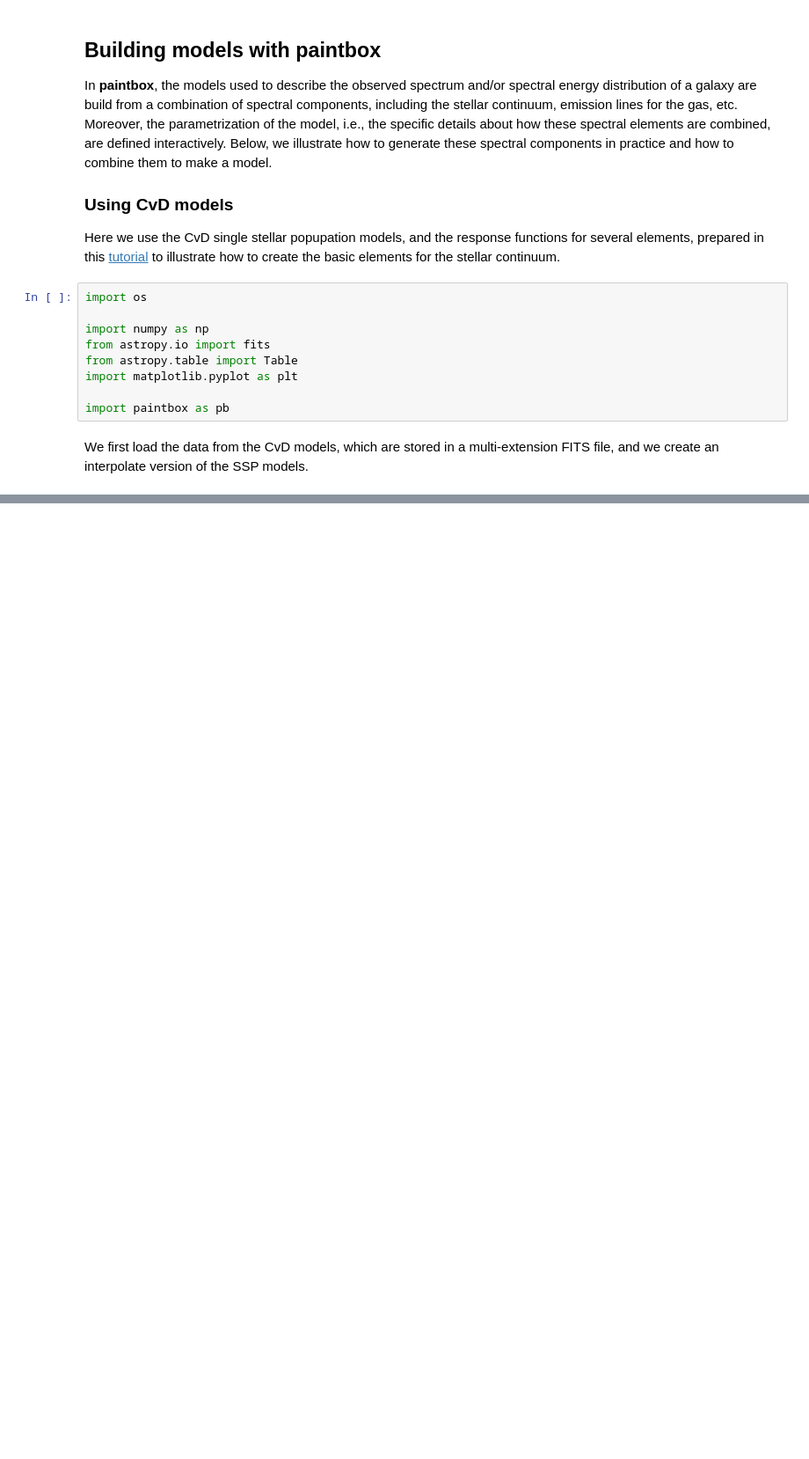
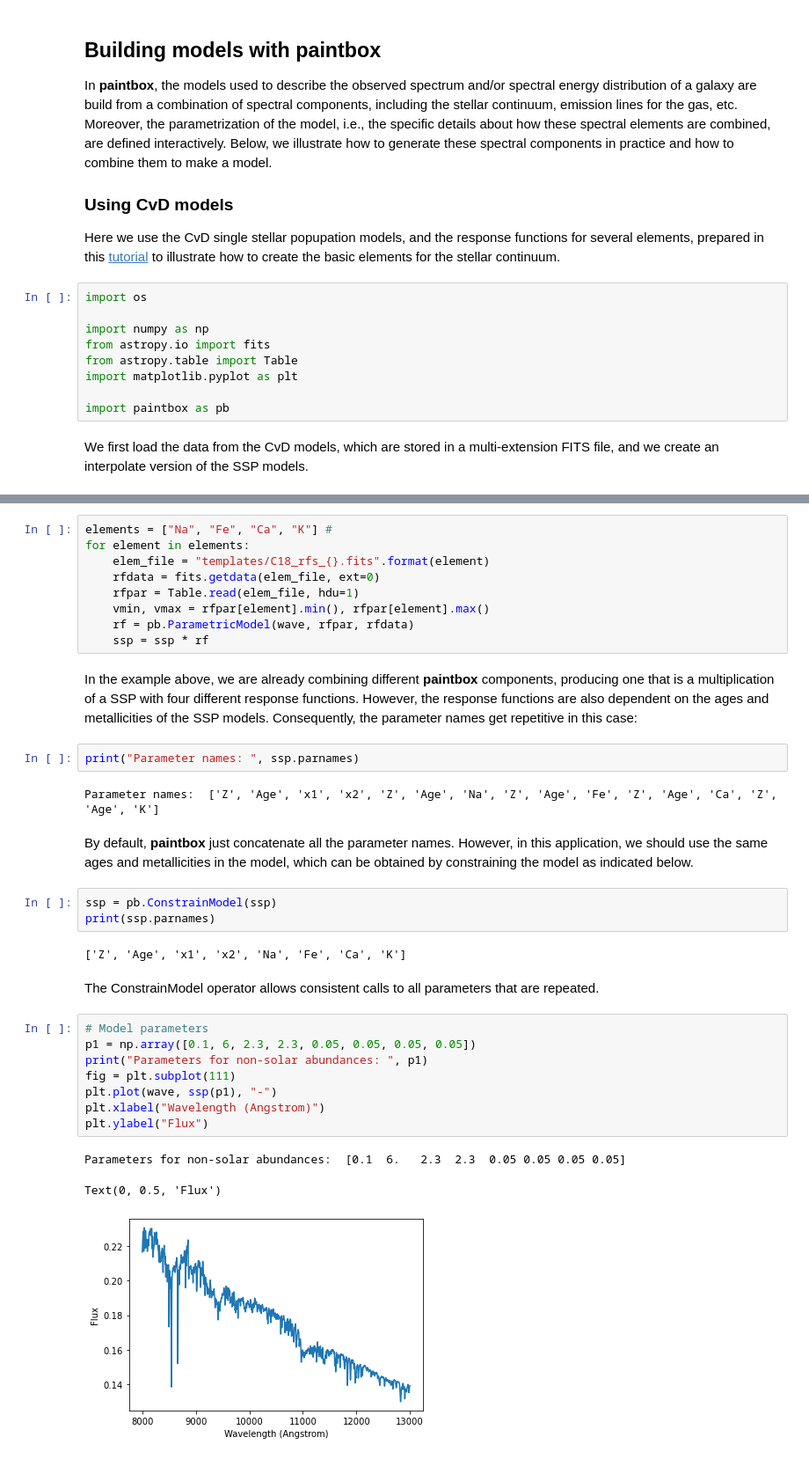
Before and after one commit to cebarbosa/paintbox, a Jupyter notebook: tutorials/building_models.ipynb, the cells around one changed output, grey strips where cells are left out. Shown: that part at 88% size. Drawn from its saved outputs; the diff is of its cells as text; blank space fills up the shorter version.

Commit message:
Included example about contraining model.

```diff
--- a/tutorials/building_models.ipynb
+++ b/tutorials/building_models.ipynb
@@ -41,0 +44,36 @@ Text(0, 0.5, 'Flux')
+# %%
+elements = ["Na", "Fe", "Ca", "K"] #
+for element in elements:
+    elem_file = "templates/C18_rfs_{}.fits".format(element)
+    rfdata = fits.getdata(elem_file, ext=0)
+    rfpar = Table.read(elem_file, hdu=1)
+    vmin, vmax = rfpar[element].min(), rfpar[element].max()
+    rf = pb.ParametricModel(wave, rfpar, rfdata)
+    ssp = ssp * rf
+# %% [markdown]
+In the example above, we are already combining different **paintbox** components, producing one that is a multiplication of a SSP with four different response functions. However, the response functions are also dependent on the ages and metallicities of the SSP models. Consequently, the parameter names get repetitive in this case:
+# %%
+print("Parameter names: ", ssp.parnames)
+# %% [output]
+Parameter names:  ['Z', 'Age', 'x1', 'x2', 'Z', 'Age', 'Na', 'Z', 'Age', 'Fe', 'Z', 'Age', 'Ca', 'Z', 'Age', 'K']
+# %% [markdown]
+By default, **paintbox** just concatenate all the parameter names. However, in this application, we should use the same ages and metallicities in the model, which can be obtained by constraining the model as indicated below.
+# %%
+ssp = pb.ConstrainModel(ssp)
+print(ssp.parnames)
+# %% [output]
+['Z', 'Age', 'x1', 'x2', 'Na', 'Fe', 'Ca', 'K']
+# %% [markdown]
+The ConstrainModel operator allows consistent calls to all parameters that are repeated.
+# %%
+# Model parameters
+p1 = np.array([0.1, 6, 2.3, 2.3, 0.05, 0.05, 0.05, 0.05])
+print("Parameters for non-solar abundances: ", p1)
+fig = plt.subplot(111)
+plt.plot(wave, ssp(p1), "-")
+plt.xlabel("Wavelength (Angstrom)")
+plt.ylabel("Flux")
+# %% [output]
+Parameters for non-solar abundances:  [0.1  6.   2.3  2.3  0.05 0.05 0.05 0.05]
+Text(0, 0.5, 'Flux')
+[figure, added]
```
Also changed, not shown: parts of 5 cells of this notebook, 5 other files.
